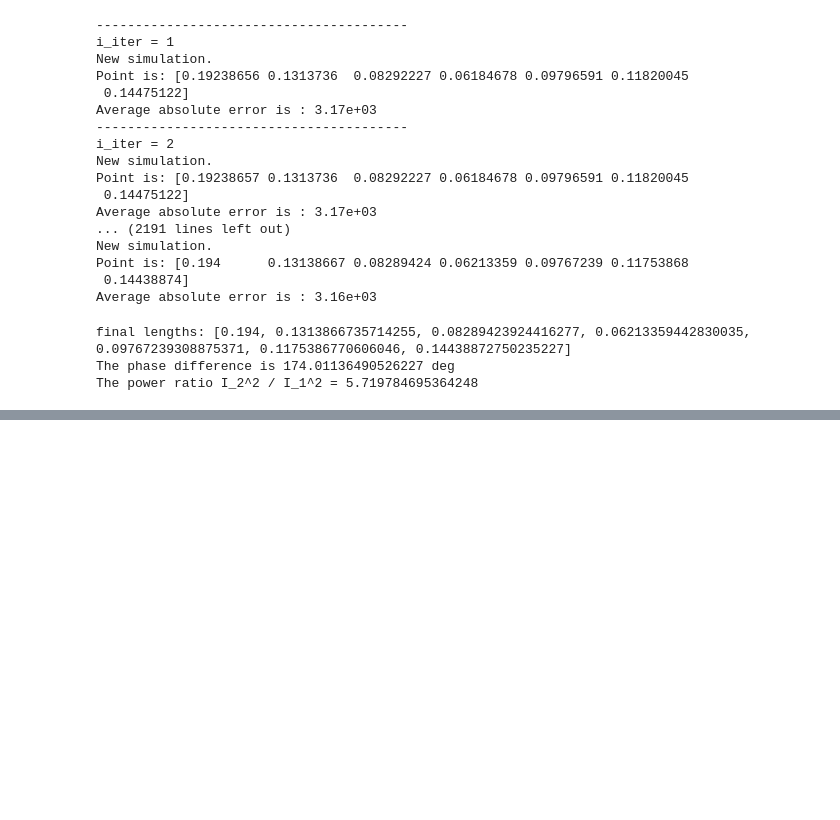
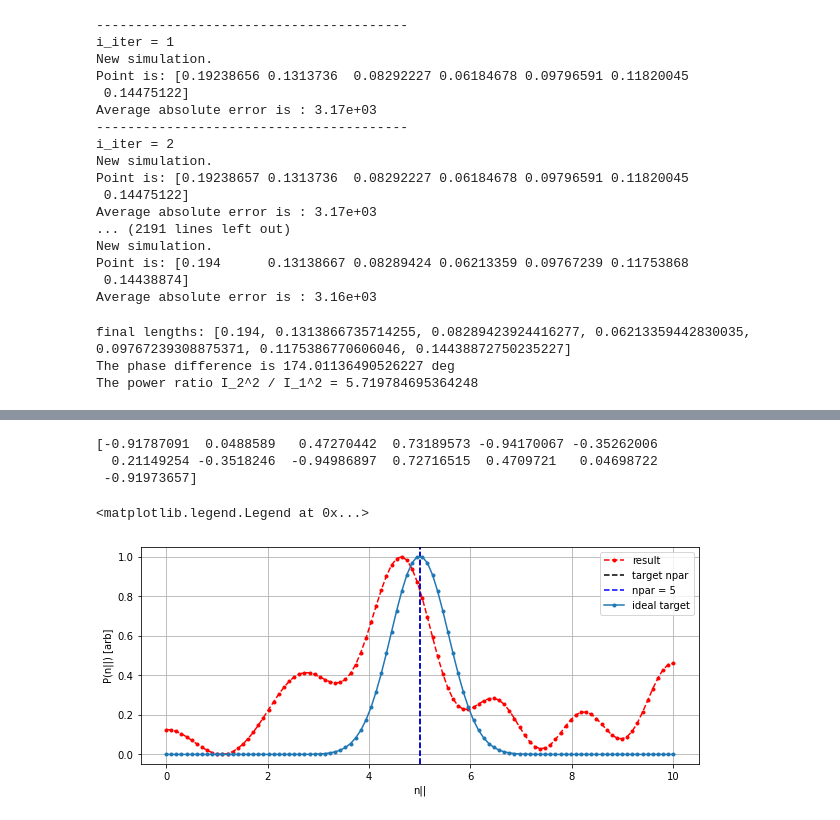
Before and after one commit to vandelij/TWA_circuit, a Jupyter notebook: longer_caps_CF_13straps_two_passive.ipynb, the cells around one changed output, grey strips where cells are left out. Drawn from its saved outputs; the diff is of its cells as text; code cells hidden in the pictures; blank space fills up the shorter version.

```diff
--- a/longer_caps_CF_13straps_two_passive.ipynb
+++ b/longer_caps_CF_13straps_two_passive.ipynb
@@ -285,10 +296,10 @@ num_npars = 100
 workers = 4
 # %%
 # plot of the ideal npar spectrum
-npar_array = np.linspace(npar_bounds[0], npar_bounds[1], num_npars)
-ideal_spec = myrfTWA.normalized_npar_ideal(npar_array, ntarget=target_npar, sigma=sigma)
+npar_array_for_ideal = np.linspace(npar_bounds[0], npar_bounds[1], num_npars)
+ideal_spec = myrfTWA.normalized_npar_ideal(npar_array_for_ideal, ntarget=target_npar, sigma=sigma)
 plt.figure(figsize=(10,4))
-plt.plot(npar_array, ideal_spec, marker='.')
+plt.plot(npar_array_for_ideal, ideal_spec, marker='.')
 plt.grid()
 plt.title(r'Ideal $n_{||}$ Spectrum')
 plt.xlabel(r'$n_{||}$')
@@ -474,0 +487,31 @@ port indicies [1, 3, 5]
+# %%
+
+print(strap_phases/(np.pi))
+
+result_circ_model = np.array([], dtype='complex')
+for i in range(npar_array_for_ideal.shape[0]):
+    power = myrfTWA.analytic_power_spectrum_general_phase_diff(npar_array_for_ideal[i], w_strap=myrfTWA.geometry_dict['wstrap'],
+                                                                d_strap=myrfTWA.geometry_dict['d'],
+                                                                freq=freq,
+                                                                phase_array=strap_phases)
+    result_circ_model = np.append(result_circ_model, power)
+
+plt.figure(figsize=(10,4))
+plt.grid()
+plt.plot(npar_array_for_ideal, np.real(result_circ_model)/np.max(np.real(result_circ_model)), color='red', linestyle='--', label='result', marker='.')
+#plt.plot(npar_array, np.real(result_circ_model)/np.max(np.real(result_circ_model)), color='purple', linestyle='--', label='shifted')
+plt.xlabel('n||')
+plt.ylabel('P(n||) [arb]')
+
+plt.axvline(x=target_npar, ymin=0, ymax=1, color='k', linestyle='--', label='target npar')
+plt.axvline(x=5, ymin=0, ymax=1, color='blue', linestyle='--', label='npar = 5')
+
+plt.plot(npar_array_for_ideal, ideal_spec, marker='.', label='ideal target')
+
+plt.legend()
+# %% [output]
+[-0.91787091  0.0488589   0.47270442  0.73189573 -0.94170067 -0.35262006
+  0.21149254 -0.3518246  -0.94986897  0.72716515  0.4709721   0.04698722
+ -0.91973657]
+<matplotlib.legend.Legend at 0x...>
+[figure, added]
```
Also changed, not shown: parts of 3 cells of this notebook.
